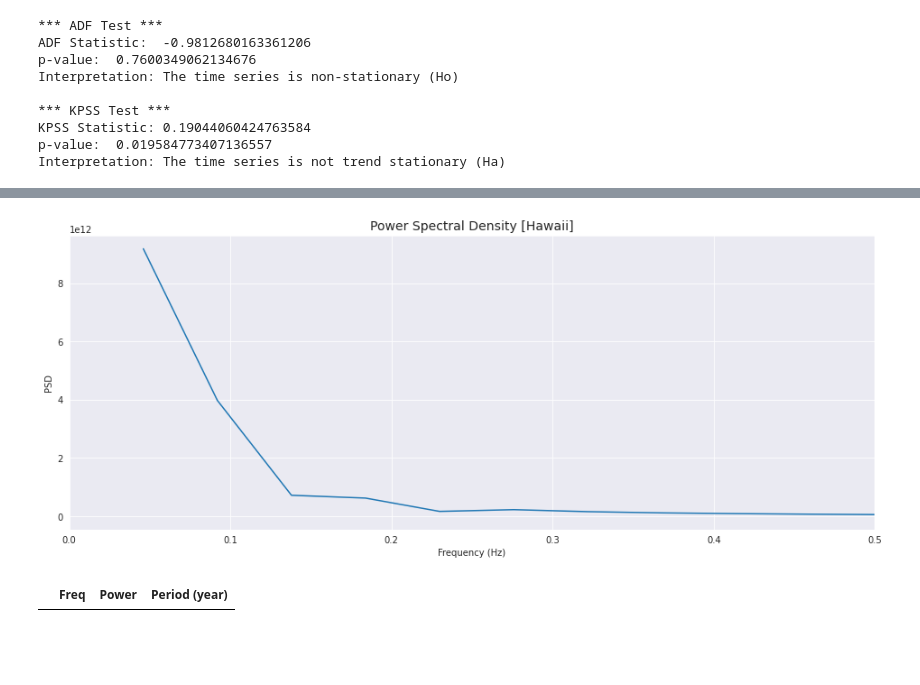
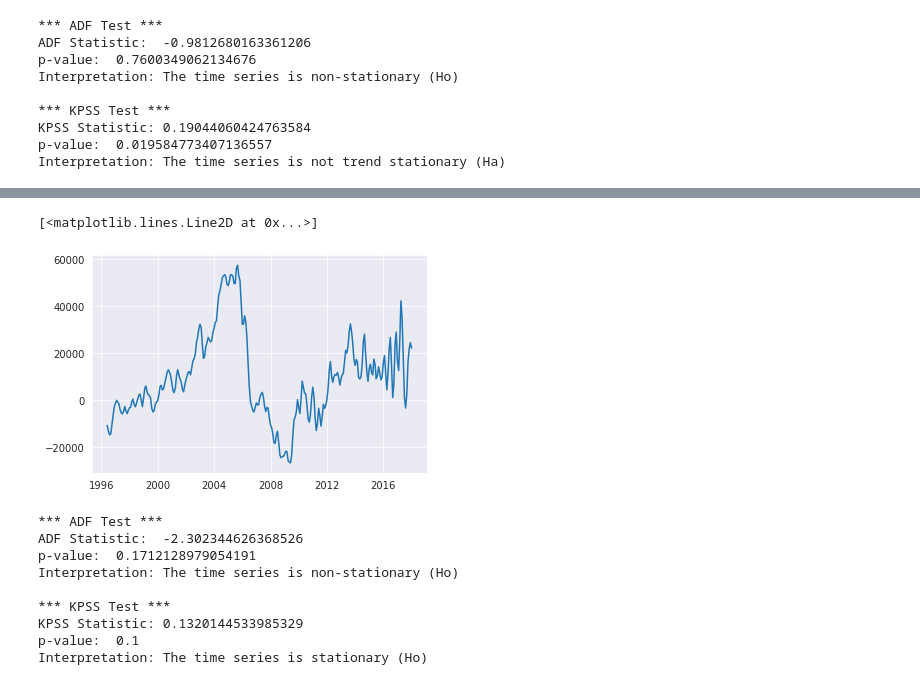
Before and after one commit to MaliheDahmardeh/state-house-price-analysis-SM, a Jupyter notebook: state-house-price-analysis.ipynb, the cells around one changed output, grey strips where cells are left out. Saved outputs shown, nothing was run; the diff lists cells and outputs as text; code cells hidden in the pictures; blank space fills up the shorter version.

```diff
--- a/state-house-price-analysis.ipynb
+++ b/state-house-price-analysis.ipynb
@@ -775,27 +895,20 @@ p-value:  1.527432615329884e-38
 Interpretation: There exists autocorrelation at some order less than or equal to p (Ha)
-# %%
-Fs = 12
-f_per, Pxx_per = signal.periodogram(Hawaii_ts['Hawaii'],Fs,window=None,return_onesided=True,scaling='density')
-sns.set_style('darkgrid')
-plt.figure(figsize=(16,6))
-plt.title('Power Spectral Density [Hawaii]', fontsize=14)
-plt.plot(f_per[1:],Pxx_per[1:])
-plt.xlabel('Frequency (Hz)')
-plt.ylabel('PSD')
-
-f_per = f_per[1:]
-Pxx_per = Pxx_per[1:]
-peaks = signal.find_peaks(Pxx_per[ f_per >= 0], prominence=np.quantile(Pxx_per, 0.99))[0]
-peaks_freq = f_per[peaks]
-peaks_power = Pxx_per[peaks]
-plt.plot(peaks_freq, peaks_power, 'ro')
-plt.xlim(0,0.5)
-plt.show()
-
-data = {'Freq':peaks_freq, 'Power':peaks_power}
-df_PSD = pd.DataFrame(data)
-df_PSD['Period (year)'] = 1/df_PSD['Freq']
-display(df_PSD)
-# %% [output]
-[figure, removed]
-|  | Freq | Power | Period (year) |
+# %%
+Hawaii_ts['diff_o1'] = np.append([np.nan],np.diff(Hawaii_ts['Hawaii'], n=1))
+difference1 = Hawaii_ts['diff_o1'].dropna()
+plt.plot(difference1)
+# %% [output]
+[<matplotlib.lines.Line2D at 0x...>]
+[figure, added]
+# %%
+checkStationarity(difference1, kpss_type='c')
+# %% [output]
+*** ADF Test ***
+ADF Statistic:  -2.302344626368526
+p-value:  0.1712128979054191
+Interpretation: The time series is non-stationary (Ho)
+
+*** KPSS Test ***
+KPSS Statistic: 0.1320144533985329
+p-value:  0.1
+Interpretation: The time series is stationary (Ho)
```
Also changed, not shown: parts of 27 cells of this notebook.
